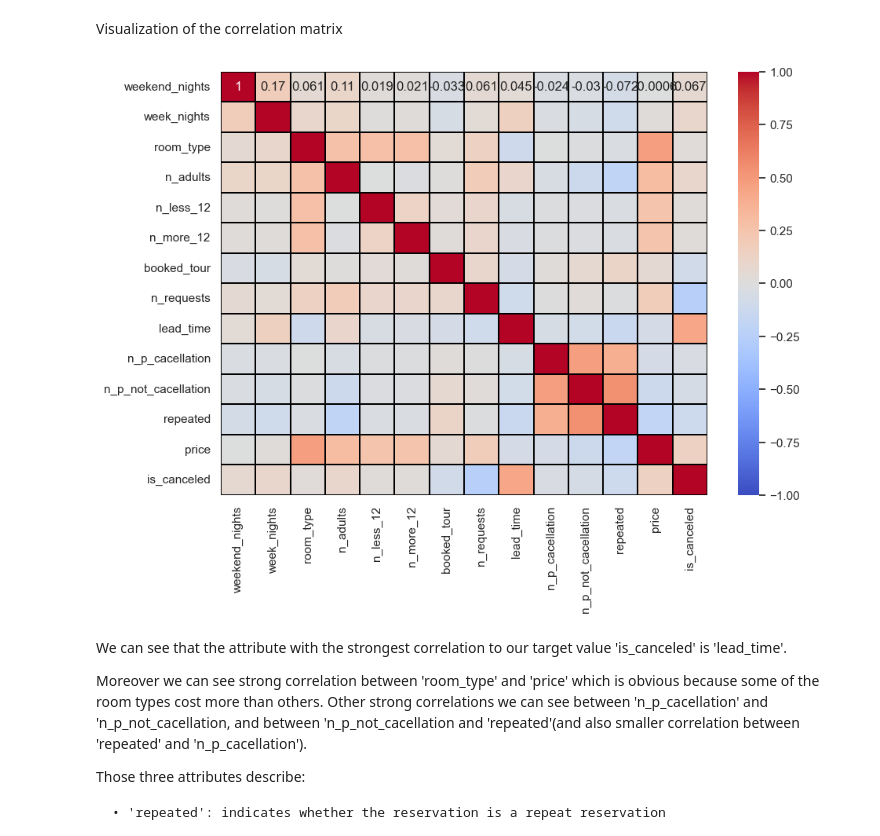
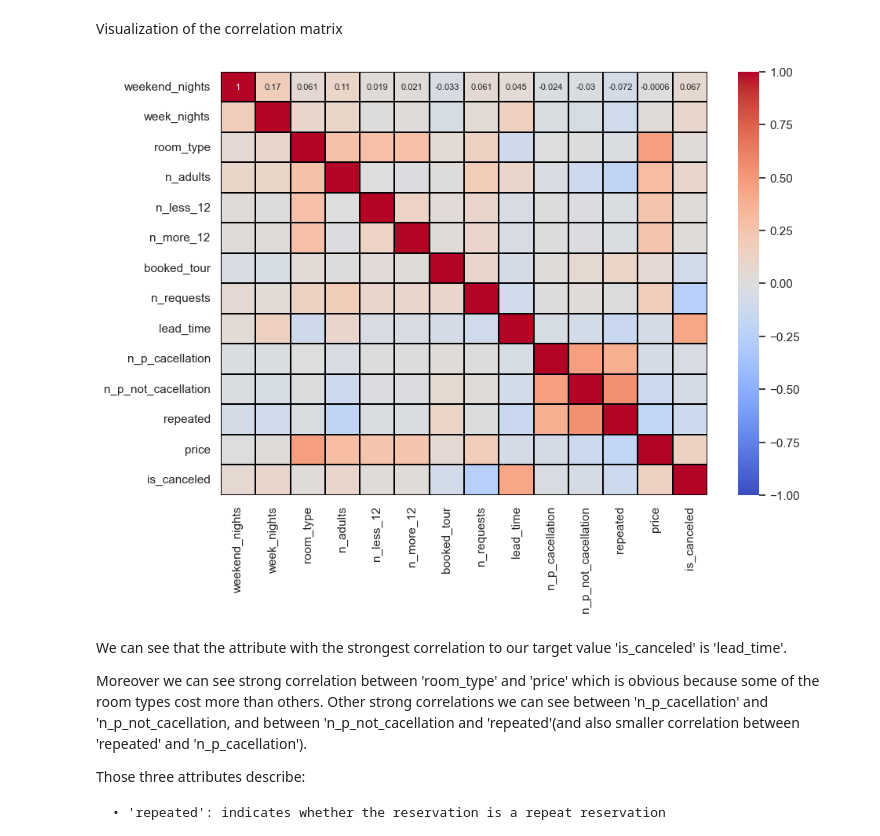
Before and after one commit to YonatanGolan/DataMining_Final_Project, a Jupyter notebook: Project.ipynb, the cells around one changed output. Cells and saved outputs as stored; diff of their text form; code cells hidden in the pictures.

Commit message:
corr matrix
Signed-off-by: YonatanGolan <golanyonatan2.yg@gmail.com>

```diff
--- a/Project.ipynb
+++ b/Project.ipynb
@@ -285,7 +285,8 @@ plt.show()
 # %% [markdown]
 ## 3. Attributes correlations
 # %%
-train_df[train_df.describe().columns].corr(method = 'pearson')  # check for correlation, more then +-0.3 there is a little bit connection
+corr_matrix = train_df[train_df.describe().columns].corr(method = 'pearson')  # check for correlation, more then +-0.3 there is a little bit connection
+corr_matrix
 # %% [output]
 |  | weekend_nights | week_nights | room_type | n_adults | n_less_12 | n_more_12 | booked_tour | n_requests | ... |
 | weekend_nights | 1.000000 | 0.172582 | 0.060986 | 0.106355 | 0.019048 | 0.020736 | -0.033336 | 0.060688 | ... |
@@ -306,10 +307,10 @@ train_df[train_df.describe().columns].corr(method = 'pearson')  # check for corr
 Visualization of the correlation matrix
 # %%
 f, ax = plt.subplots(figsize=(10, 7))
-ax = sns.heatmap(train_df[train_df.describe().columns].corr(), annot = True, vmin=-1, vmax=1, center= 0,
-            cmap= 'coolwarm', linewidths=0.2, linecolor='black')
+ax = sns.heatmap(corr_matrix, annot = True, vmin=-1, vmax=1, center= 0,
+            cmap= 'coolwarm', linewidths=0.2, linecolor='black', annot_kws={'size': 8})
 # %% [output]
-[figure, old version]
+[figure, new version]
 # %% [markdown]
 We can see that the attribute with the strongest correlation to our target value 'is_canceled' is 'lead_time'.
 
```
